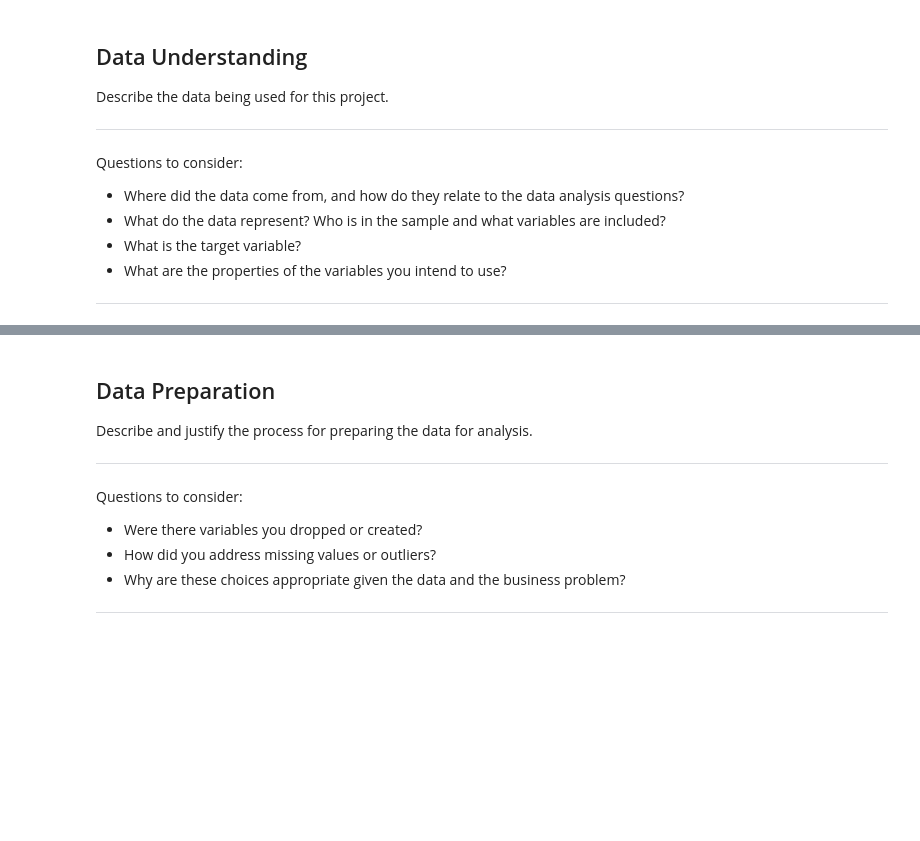
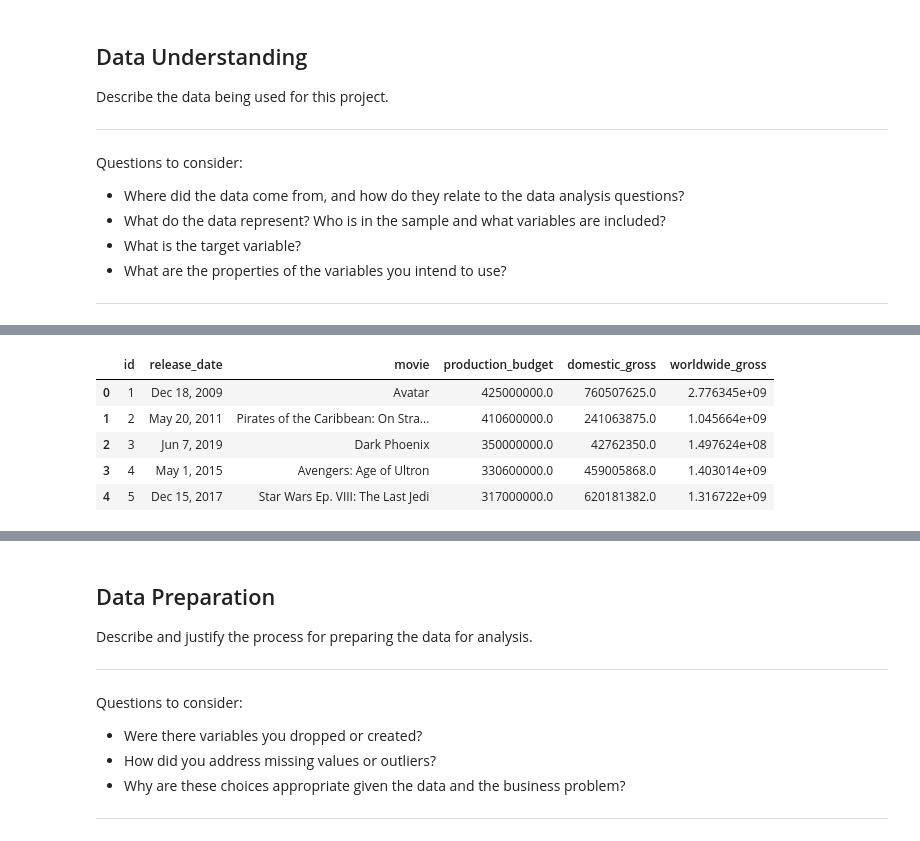
Before and after one commit to Prabagini/110920-pt-project-template, a Jupyter notebook: dsc-phase1-project-template.ipynb, the cells around one changed output, grey strips where cells are left out. Saved outputs shown, nothing was run; the diff lists cells and outputs as text; code cells hidden in the pictures; blank space fills up the shorter version.

```diff
--- a/dsc-phase1-project-template.ipynb
+++ b/dsc-phase1-project-template.ipynb
@@ -653,0 +205,17 @@ imdb_title_basics_ratings_df.rename(primary_title='title')
+# %%
+budget_df['domestic_gross'] = budget_df['domestic_gross'].str.replace(',','').str.split('$').map(lambda x:x[1])
+# %%
+budget_df['domestic_gross'] = budget_df['domestic_gross'].astype(float)
+# %%
+budget_df['worldwide_gross'] = budget_df['worldwide_gross'].str.replace(',','').str.split('$').map(lambda x:x[1])
+# %%
+budget_df['worldwide_gross'] = budget_df['worldwide_gross'].astype(float)
+# %%
+budget_df.head()
+# %% [output]
+|  | id | release_date | movie | production_budget | domestic_gross | worldwide_gross |
+| 0 | 1 | Dec 18, 2009 | Avatar | 425000000.0 | 760507625.0 | 2.776345e+09 |
+| 1 | 2 | May 20, 2011 | Pirates of the Caribbean: On Stra... | 410600000.0 | 241063875.0 | 1.045664e+09 |
+| 2 | 3 | Jun 7, 2019 | Dark Phoenix | 350000000.0 | 42762350.0 | 1.497624e+08 |
+| 3 | 4 | May 1, 2015 | Avengers: Age of Ultron | 330600000.0 | 459005868.0 | 1.403014e+09 |
+| 4 | 5 | Dec 15, 2017 | Star Wars Ep. VIII: The Last Jedi | 317000000.0 | 620181382.0 | 1.316722e+09 |
```
Also changed, not shown: parts of 83 cells of this notebook.
